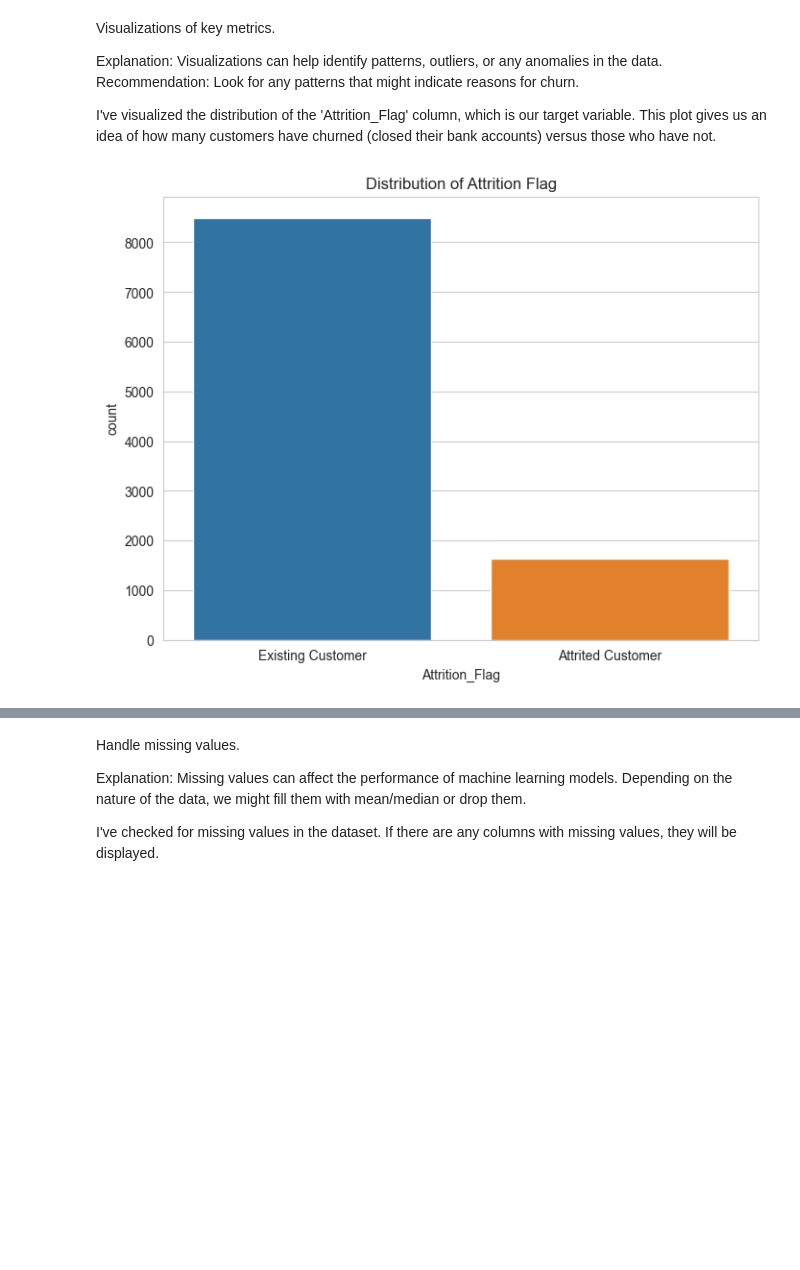
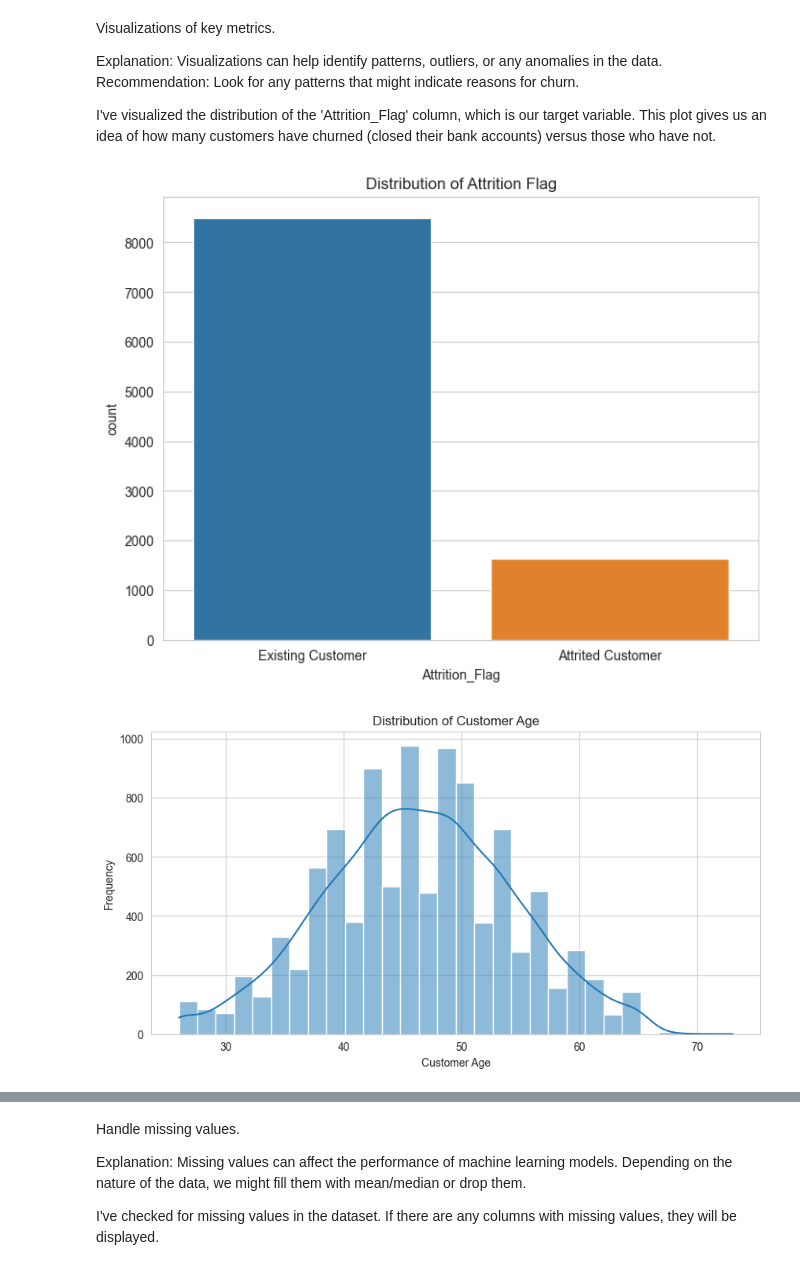
Before and after one commit to MakotoUwu/Churn_prediction, a Jupyter notebook: notebooks/Churn_Prediction_and_Customer_Segmentation.ipynb, the cells around one changed output, grey strips where cells are left out. Drawn from its saved outputs; the diff is of its cells as text; code cells hidden in the pictures; blank space fills up the shorter version.

```diff
--- a/notebooks/Churn_Prediction_and_Customer_Segmentation.ipynb
+++ b/notebooks/Churn_Prediction_and_Customer_Segmentation.ipynb
@@ -60,14 +60,36 @@ I've visualized the distribution of the 'Attrition_Flag' column, which is our ta
 # %%
 import matplotlib.pyplot as plt
 import seaborn as sns
 
 # Set style for seaborn plots
 sns.set_style('whitegrid')
 
 # Visualize distribution of 'Attrition_Flag' (target variable)
 plt.figure(figsize=(8, 6))
 sns.countplot(data=data, x='Attrition_Flag')
 plt.title('Distribution of Attrition Flag')
 plt.show()
+
+# Distribution of Customer_Age
+plt.figure(figsize=(10, 5))
+sns.histplot(data['Customer_Age'], bins=30, kde=True)
+plt.title('Distribution of Customer Age')
+plt.xlabel('Customer Age')
+plt.ylabel('Frequency')
+plt.show()
+
+# Distribution of Gender
+plt.figure(figsize=(6, 5))
+sns.countplot(x='Gender', data=data)
+plt.title('Distribution of Gender')
+plt.show()
+
+# Distribution of Education_Level
+plt.figure(figsize=(10, 5))
+sns.countplot(x='Education_Level', data=data, order=data['Education_Level'].value_counts().index)
+plt.title('Distribution of Education Level')
+plt.xticks(rotation=45)
+plt.show()
 # %% [output]
 [figure]
+[figure, added]
```
Also changed, not shown: parts of 2 cells of this notebook.
